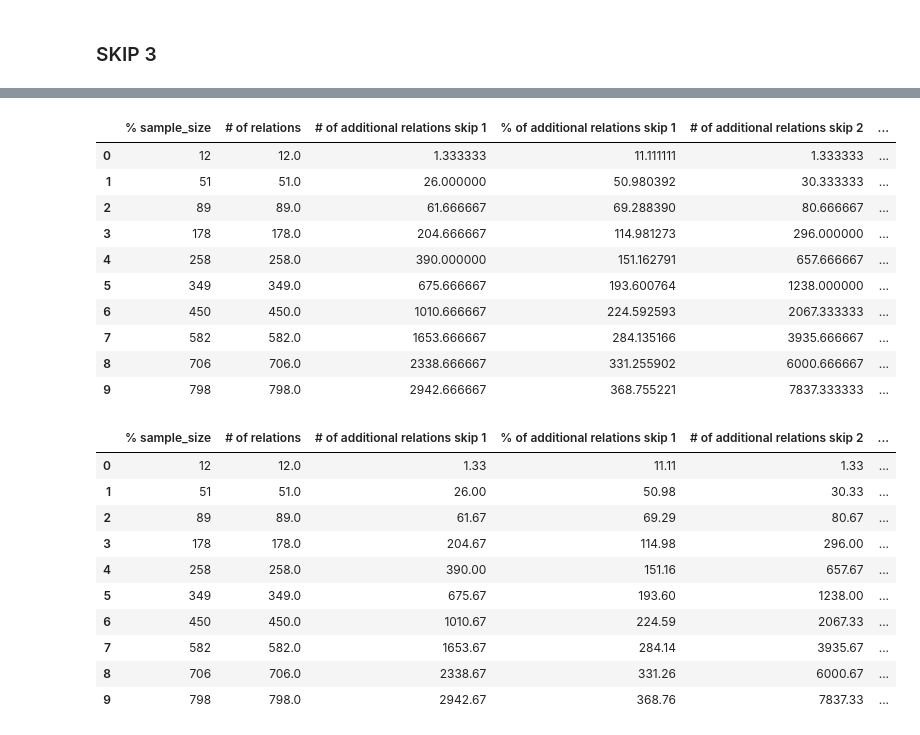
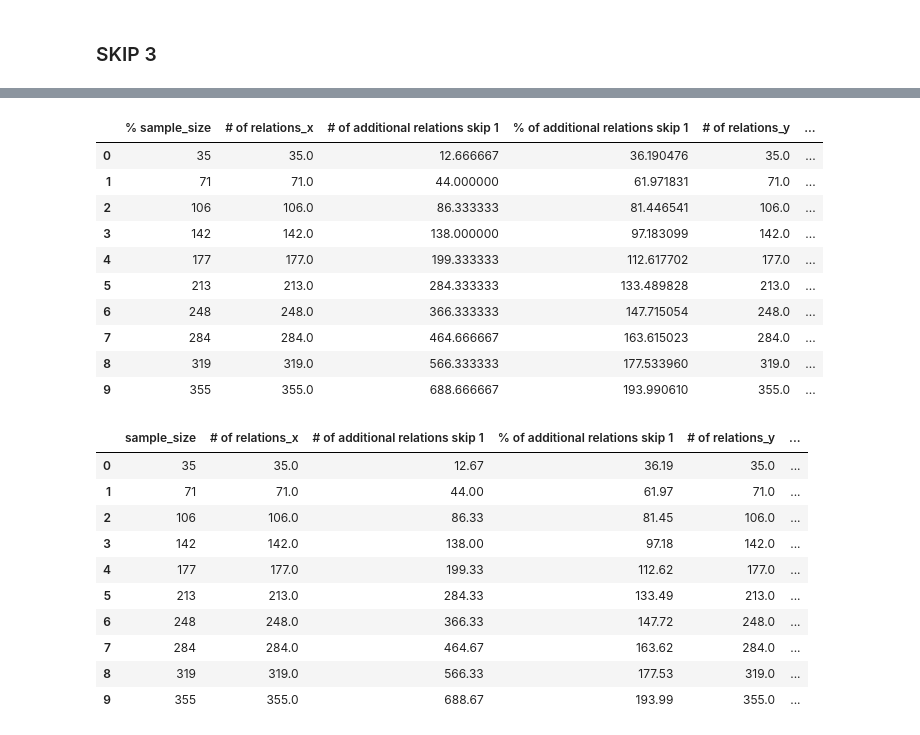
Before and after one commit to sqiprasanna/biomedical-relation-extraction, a Jupyter notebook: KG_testing_gad.ipynb, the cells around one changed output, grey strips where cells are left out. Saved outputs shown, nothing was run; the diff lists cells and outputs as text; code cells hidden in the pictures.

```diff
--- a/KG_testing_gad.ipynb
+++ b/KG_testing_gad.ipynb
@@ -8,9 +8,9 @@ results_df = pd.DataFrame(columns=['seed','% sample_size', '# of relations', '#
 dataset = "gad"
 for seed in seeds:
     # print(f"SEED value: {seed}")
-    for sample_size in [12, 51, 89, 178, 258, 349, 450, 582, 706, 798]:
-        kb_ = pd.read_csv(f"/home/016651544/gemma/datasets/gad_samples/{seed}/processed_csvs_skip_1_gad/{sample_size}_sample_val_{dataset}.csv")
-        original_sample = pd.read_csv(f"/home/016651544/gemma/datasets/gad_samples/{seed}/{sample_size}_sample_val_{dataset}.csv")
+    for sample_size in [35,71,106,142,177,213,248,284,319,355]:
+        kb_ = pd.read_csv(f"/home/016651544/gemma/datasets/gad_samples_generate/{seed}/skip1/{sample_size}_sample_val_{dataset}.csv")
+        original_sample = pd.read_csv(f"/home/016651544/gemma/datasets/gad_samples_generate/{seed}/{sample_size}_sample_val_{dataset}.csv")
         # full_data = pd.read_csv(f"/home/016651544/gemma/{dataset}_unmasked.csv")
         # Create tuples of entity combinations in both dataframes
         original_sample['entity_pair'] = original_sample.apply(lambda row: tuple(sorted([row['gene_mention'].lower(), row['disease_mention'].lower()])), axis=1)
@@ -111,9 +111,9 @@ dataset = "gad"
 # sample_size = 20
 for seed in seeds:
     print(f"SEED value: {seed}")
-    for sample_size in  [12, 51, 89, 178, 258, 349, 450, 582, 706, 798]:
-        kb_ = pd.read_csv(f"/home/016651544/gemma/datasets/gad_samples/{seed}/processed_csvs_skip_2_gad/{sample_size}_sample_val_{dataset}.csv")
-        original_sample = pd.read_csv(f"/home/016651544/gemma/datasets/gad_samples/{seed}/{sample_size}_sample_val_{dataset}.csv")
+    for sample_size in [35,71,106,142,177,213,248,284,319,355]:
+        kb_ = pd.read_csv(f"/home/016651544/gemma/datasets/gad_samples_generate/{seed}/skip2/{sample_size}_sample_val_{dataset}.csv")
+        original_sample = pd.read_csv(f"/home/016651544/gemma/datasets/gad_samples_generate/{seed}/{sample_size}_sample_val_{dataset}.csv")
         # full_data = pd.read_csv(f"/home/016651544/gemma/{dataset}_unmasked.csv")
         # Create tuples of entity combinations in both dataframes
         original_sample['entity_pair'] = original_sample.apply(lambda row: tuple(sorted([row['gene_mention'].lower(), row['disease_mention'].lower()])), axis=1)
@@ -200,9 +200,9 @@ dataset = "gad"
 # sample_size = 20
 for seed in seeds:
     print(f"SEED value: {seed}")
-    for sample_size in  [12, 51, 89, 178, 258, 349, 450, 582, 706, 798]:
-        kb_ = pd.read_csv(f"/home/016651544/gemma/datasets/gad_samples/{seed}/processed_csvs_skip_3_gad/{sample_size}_sample_val_{dataset}.csv")
-        original_sample = pd.read_csv(f"/home/016651544/gemma/datasets/gad_samples/{seed}/{sample_size}_sample_val_{dataset}.csv")
+    for sample_size in [35,71,106,142,177,213,248,284,319,355]:
+        kb_ = pd.read_csv(f"/home/016651544/gemma/datasets/gad_samples_generate/{seed}/skip3/{sample_size}_sample_val_{dataset}.csv")
+        original_sample = pd.read_csv(f"/home/016651544/gemma/datasets/gad_samples_generate/{seed}/{sample_size}_sample_val_{dataset}.csv")
         # full_data = pd.read_csv(f"/home/016651544/gemma/{dataset}_unmasked.csv")
         # Create tuples of entity combinations in both dataframes
         original_sample['entity_pair'] = original_sample.apply(lambda row: tuple(sorted([row['gene_mention'].lower(), row['disease_mention'].lower()])), axis=1)
@@ -341,41 +341,41 @@ average_df_3
 # %%
-df_final = pd.merge(average_df_1, average_df_2, on = ['% sample_size','# of relations'], how="inner")
-df_final = pd.merge(df_final, average_df_3, on = ['% sample_size','# of relations'], how="inner")
+df_final = pd.merge(average_df_1, average_df_2, on = ['% sample_size'], how="inner")
+df_final = pd.merge(df_final, average_df_3, on = ['% sample_size'], how="inner")
 # %%
 df_final.drop(columns = ['seed','seed_x','seed_y'],inplace=True)
 # %%
 df_final
 # %% [output]
-|  | % sample_size | # of relations | # of additional relations skip 1 | % of additional relations skip 1 | # of additional relations skip 2 | ... |
-| 0 | 12 | 12.0 | 1.333333 | 11.111111 | 1.333333 | ... |
-| 1 | 51 | 51.0 | 26.000000 | 50.980392 | 30.333333 | ... |
-| 2 | 89 | 89.0 | 61.666667 | 69.288390 | 80.666667 | ... |
-| 3 | 178 | 178.0 | 204.666667 | 114.981273 | 296.000000 | ... |
-| 4 | 258 | 258.0 | 390.000000 | 151.162791 | 657.666667 | ... |
-| 5 | 349 | 349.0 | 675.666667 | 193.600764 | 1238.000000 | ... |
-| 6 | 450 | 450.0 | 1010.666667 | 224.592593 | 2067.333333 | ... |
-| 7 | 582 | 582.0 | 1653.666667 | 284.135166 | 3935.666667 | ... |
-| 8 | 706 | 706.0 | 2338.666667 | 331.255902 | 6000.666667 | ... |
-| 9 | 798 | 798.0 | 2942.666667 | 368.755221 | 7837.333333 | ... |
+|  | % sample_size | # of relations_x | # of additional relations skip 1 | % of additional relations skip 1 | # of relations_y | ... |
+| 0 | 35 | 35.0 | 12.666667 | 36.190476 | 35.0 | ... |
+| 1 | 71 | 71.0 | 44.000000 | 61.971831 | 71.0 | ... |
+| 2 | 106 | 106.0 | 86.333333 | 81.446541 | 106.0 | ... |
+| 3 | 142 | 142.0 | 138.000000 | 97.183099 | 142.0 | ... |
+| 4 | 177 | 177.0 | 199.333333 | 112.617702 | 177.0 | ... |
+| 5 | 213 | 213.0 | 284.333333 | 133.489828 | 213.0 | ... |
+| 6 | 248 | 248.0 | 366.333333 | 147.715054 | 248.0 | ... |
+| 7 | 284 | 284.0 | 464.666667 | 163.615023 | 284.0 | ... |
+| 8 | 319 | 319.0 | 566.333333 | 177.533960 | 319.0 | ... |
+| 9 | 355 | 355.0 | 688.666667 | 193.990610 | 355.0 | ... |
 # %%
 columns = ['# of relations','# of additional relations skip 1','# of additional relations skip 2','# of additional relations skip 3',
        '% of additional relations skip 1', '% of additional relations skip 2',
        '% of additional relations skip 3']
 df_final[columns] = df_final[columns].round(2)
-df_final['sample_size'] = [12, 51, 89, 178, 258, 349, 450, 582, 706, 798]
+df_final.rename(columns = {'% sample_size':'sample_size'},inplace=True)
 df_final
 # %% [output]
-|  | % sample_size | # of relations | # of additional relations skip 1 | % of additional relations skip 1 | # of additional relations skip 2 | ... |
-| 0 | 12 | 12.0 | 1.33 | 11.11 | 1.33 | ... |
-| 1 | 51 | 51.0 | 26.00 | 50.98 | 30.33 | ... |
-| 2 | 89 | 89.0 | 61.67 | 69.29 | 80.67 | ... |
-| 3 | 178 | 178.0 | 204.67 | 114.98 | 296.00 | ... |
-| 4 | 258 | 258.0 | 390.00 | 151.16 | 657.67 | ... |
-| 5 | 349 | 349.0 | 675.67 | 193.60 | 1238.00 | ... |
-| 6 | 450 | 450.0 | 1010.67 | 224.59 | 2067.33 | ... |
-| 7 | 582 | 582.0 | 1653.67 | 284.14 | 3935.67 | ... |
-| 8 | 706 | 706.0 | 2338.67 | 331.26 | 6000.67 | ... |
-| 9 | 798 | 798.0 | 2942.67 | 368.76 | 7837.33 | ... |
+|  | sample_size | # of relations_x | # of additional relations skip 1 | % of additional relations skip 1 | # of relations_y | ... |
+| 0 | 35 | 35.0 | 12.67 | 36.19 | 35.0 | ... |
+| 1 | 71 | 71.0 | 44.00 | 61.97 | 71.0 | ... |
+| 2 | 106 | 106.0 | 86.33 | 81.45 | 106.0 | ... |
+| 3 | 142 | 142.0 | 138.00 | 97.18 | 142.0 | ... |
+| 4 | 177 | 177.0 | 199.33 | 112.62 | 177.0 | ... |
+| 5 | 213 | 213.0 | 284.33 | 133.49 | 213.0 | ... |
+| 6 | 248 | 248.0 | 366.33 | 147.72 | 248.0 | ... |
+| 7 | 284 | 284.0 | 464.67 | 163.62 | 284.0 | ... |
+| 8 | 319 | 319.0 | 566.33 | 177.53 | 319.0 | ... |
+| 9 | 355 | 355.0 | 688.67 | 193.99 | 355.0 | ... |
 # %%
 cols= [ 'sample_size','# of relations','% of additional relations skip 1', '% of additional relations skip 2',
        '% of additional relations skip 3']
```
Also changed, not shown: parts of 13 cells of this notebook, 25 other files.
